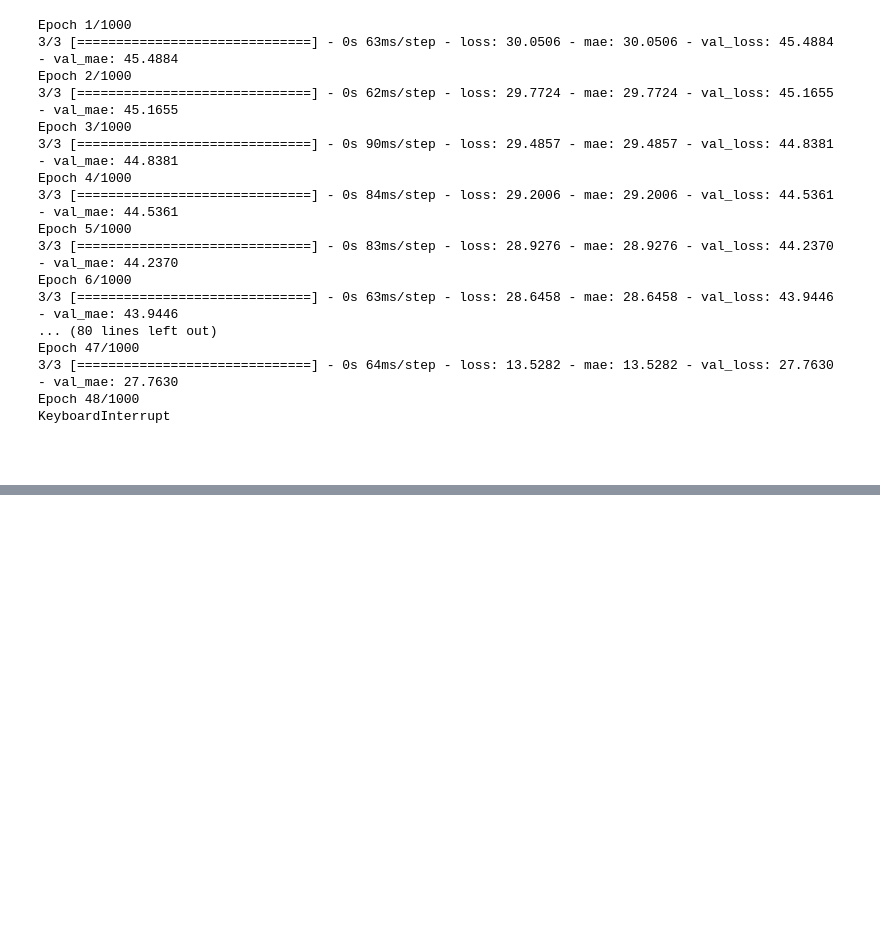
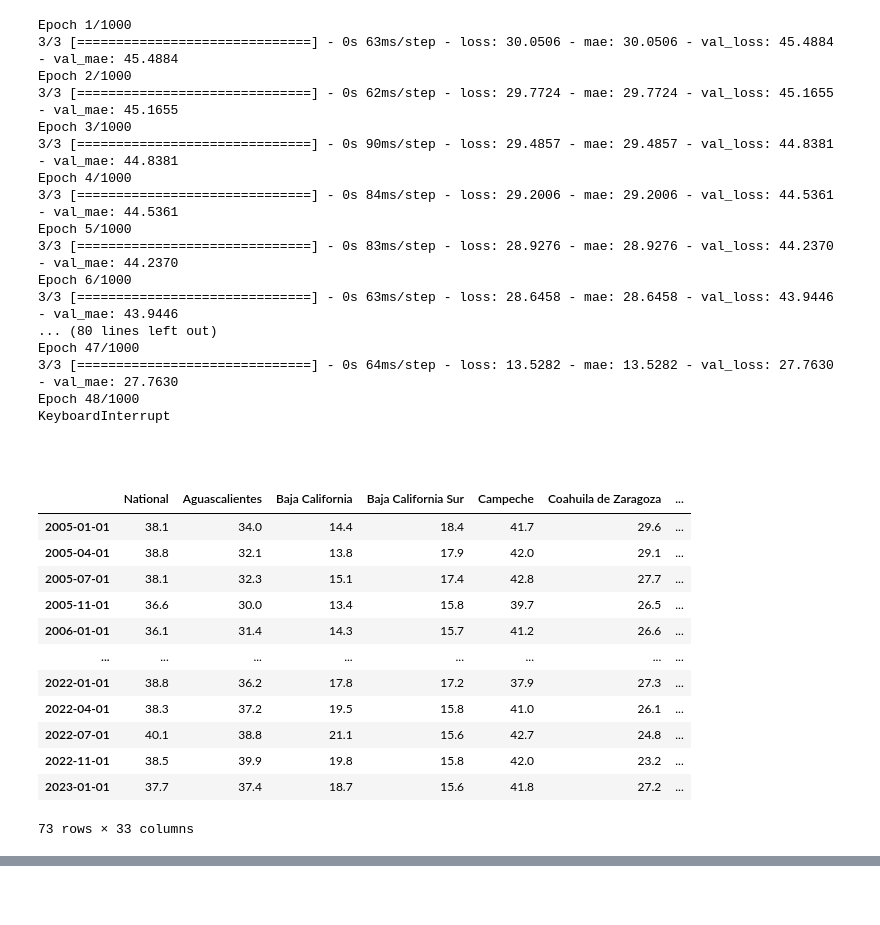
Before and after one commit to elviramg/poverty_project_frontend, a Jupyter notebook: Forecast Analysis.ipynb, the cells around one changed output, grey strips where cells are left out. Cells and saved outputs as stored; diff of their text form; code cells hidden in the pictures; blank space fills up the shorter version.

Commit message:
Edit utils and change to datetime modelcsv

```diff
--- a/Forecast Analysis.ipynb
+++ b/Forecast Analysis.ipynb
@@ -255,3 +255,24 @@ Epoch 48/1000
 KeyboardInterrupt
 # %% [markdown]
 #
+# %%
+from utils import get_model_csv, get_csv
+import pandas as pd
+
+data = get_csv()
+data_model = get_model_csv()
+data
+# %% [output]
+|  | National | Aguascalientes | Baja California | Baja California Sur | Campeche | Coahuila de Zaragoza | ... |
+| 2005-01-01 | 38.1 | 34.0 | 14.4 | 18.4 | 41.7 | 29.6 | ... |
+| 2005-04-01 | 38.8 | 32.1 | 13.8 | 17.9 | 42.0 | 29.1 | ... |
+| 2005-07-01 | 38.1 | 32.3 | 15.1 | 17.4 | 42.8 | 27.7 | ... |
+| 2005-11-01 | 36.6 | 30.0 | 13.4 | 15.8 | 39.7 | 26.5 | ... |
+| 2006-01-01 | 36.1 | 31.4 | 14.3 | 15.7 | 41.2 | 26.6 | ... |
+| ... | ... | ... | ... | ... | ... | ... | ... |
+| 2022-01-01 | 38.8 | 36.2 | 17.8 | 17.2 | 37.9 | 27.3 | ... |
+| 2022-04-01 | 38.3 | 37.2 | 19.5 | 15.8 | 41.0 | 26.1 | ... |
+| 2022-07-01 | 40.1 | 38.8 | 21.1 | 15.6 | 42.7 | 24.8 | ... |
+| 2022-11-01 | 38.5 | 39.9 | 19.8 | 15.8 | 42.0 | 23.2 | ... |
+| 2023-01-01 | 37.7 | 37.4 | 18.7 | 15.6 | 41.8 | 27.2 | ... |
+73 rows × 33 columns
```
Also changed, not shown: parts of 2 cells of this notebook, 2 other files.
